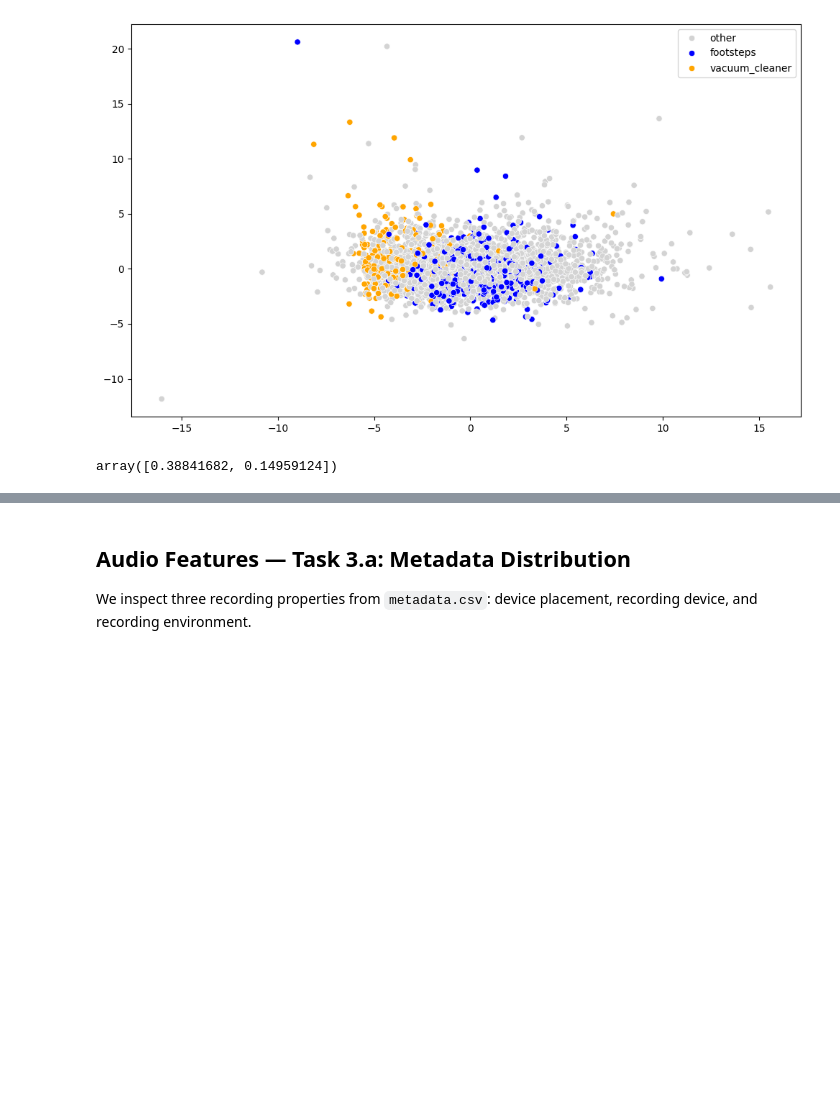
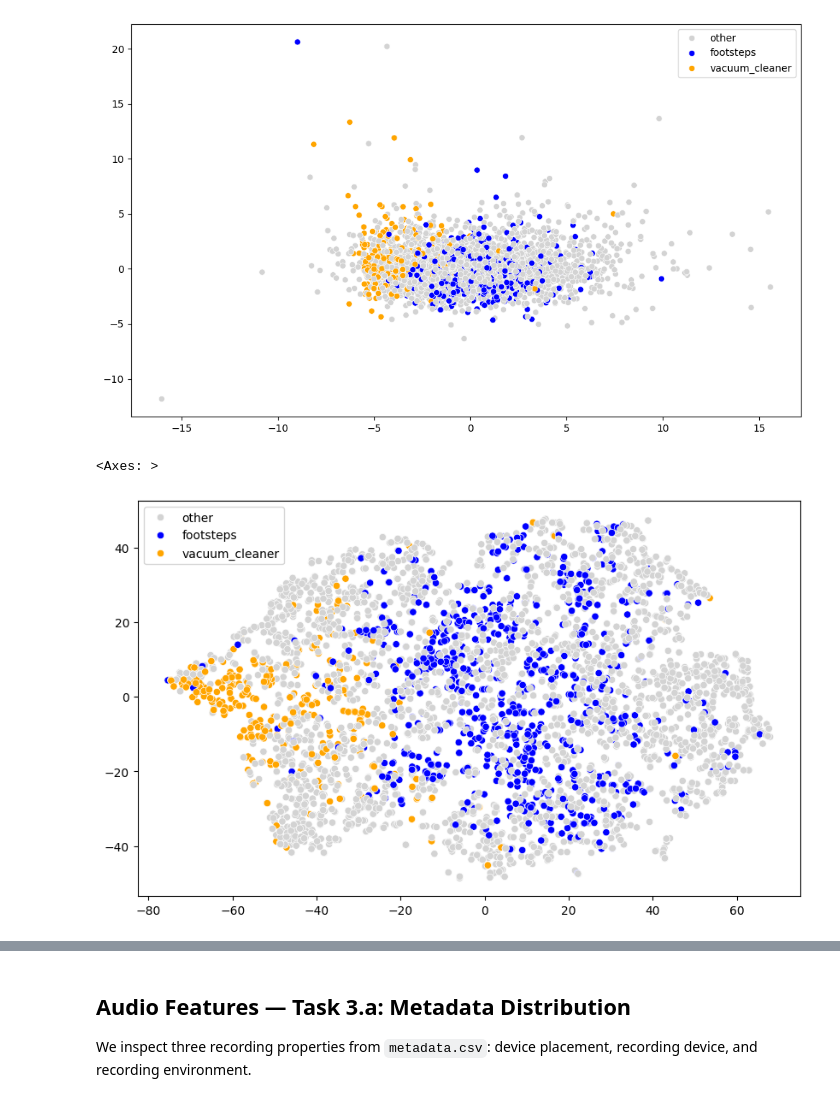
Before and after one commit to LaurinSiebert/mlpc_project, a Jupyter notebook: notebooks/01_data_exploration.ipynb, the cells around one changed output, grey strips where cells are left out. Cells and saved outputs as stored; diff of their text form; code cells hidden in the pictures; blank space fills up the shorter version.

```diff
--- a/notebooks/01_data_exploration.ipynb
+++ b/notebooks/01_data_exploration.ipynb
@@ -925,6 +933,18 @@ plt.show()
 # %% [output]
 [figure]
 # %%
-pca.explained_variance_ratio_
+from sklearn.manifold import TSNE
+
+tsne = TSNE(n_components=2, perplexity=30, random_state=42)
+projection_tsne = tsne.fit_transform(X_scaled)
+
+plt.figure(figsize=(10, 6))
+sns.scatterplot(
+    x=projection_tsne[:, 0],
+    y=projection_tsne[:, 1],
+    hue=highlighted_labels,
+    palette=palette
+)
 # %% [output]
-array([0.38841682, 0.14959124])
+<Axes: >
+[figure, added]
```
Also changed, not shown: parts of 9 cells of this notebook, 2 other files.
